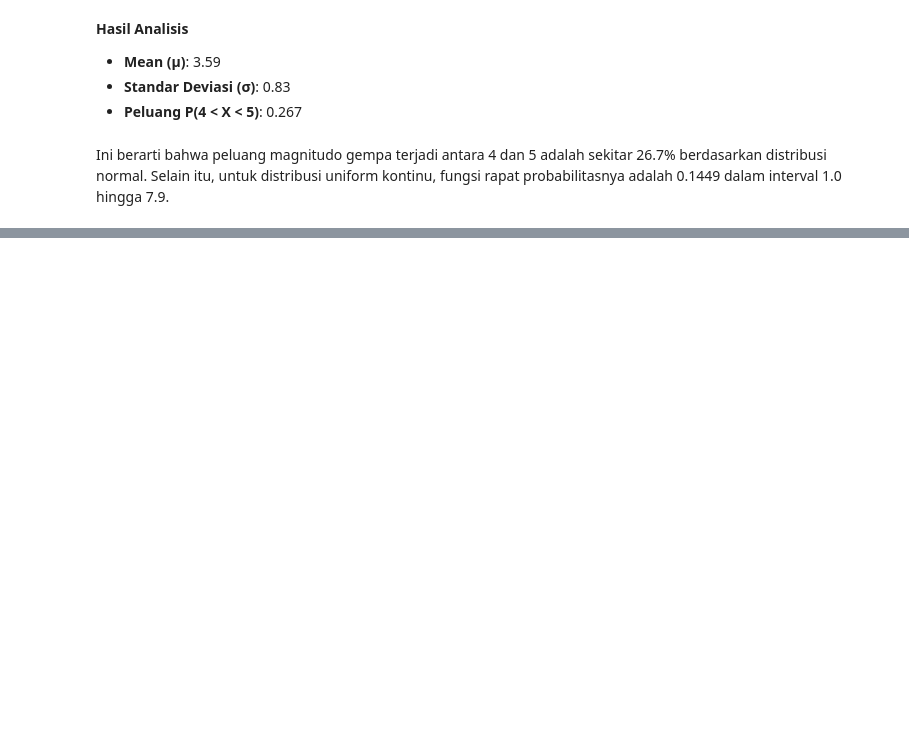
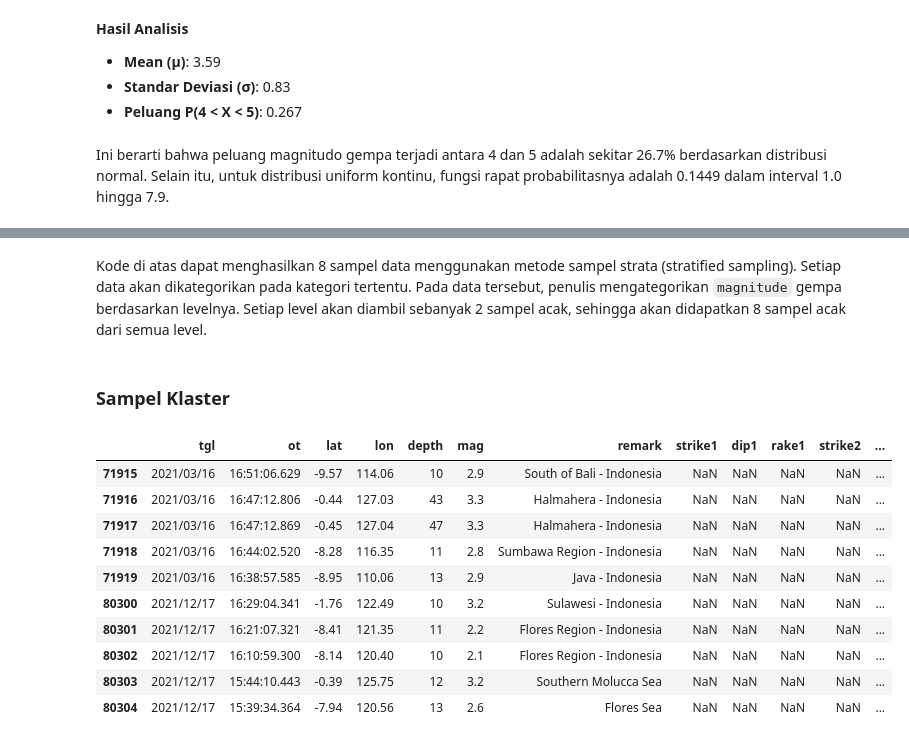
Before and after one commit to nathakusuma/stp-data-gempa, a Jupyter notebook: earthquakes_in_indonesia_2.ipynb, the cells around one changed output, grey strips where cells are left out. Saved outputs shown, nothing was run; the diff lists cells and outputs as text; code cells hidden in the pictures; blank space fills up the shorter version.

```diff
--- a/earthquakes_in_indonesia_2.ipynb
+++ b/earthquakes_in_indonesia_2.ipynb
@@ -185,0 +279,32 @@ Ini berarti bahwa peluang magnitudo gempa terjadi antara 4 dan 5 adalah sekitar
+# %% [markdown]
+Kode di atas dapat menghasilkan 8 sampel data menggunakan metode sampel strata (stratified sampling). Setiap data akan dikategorikan pada kategori tertentu. Pada data tersebut, penulis mengategorikan `magnitude` gempa berdasarkan levelnya. Setiap level akan diambil sebanyak 2 sampel acak, sehingga akan didapatkan 8 sampel acak dari semua level.
+# %% [markdown]
+### Sampel Klaster
+# %%
+df = pd.DataFrame(data)
+
+# Membuat kolom klaster (misalnya, setiap 10 baris menjadi satu klaster)
+df['cluster'] = df.index // 5
+
+# Menentukan jumlah klaster yang akan dipilih
+n_clusters_to_sample = 2
+
+# Memilih klaster secara acak
+sampled_clusters = df['cluster'].unique()
+sampled_clusters = np.random.choice(sampled_clusters, n_clusters_to_sample, replace=False)
+
+# Mengambil semua elemen dari klaster yang dipilih
+cluster_df = df[df['cluster'].isin(sampled_clusters)]
+cluster_df
+# %% [output]
+|  | tgl | ot | lat | lon | depth | mag | remark | strike1 | dip1 | rake1 | strike2 | ... |
+| 71915 | 2021/03/16 | 16:51:06.629 | -9.57 | 114.06 | 10 | 2.9 | South of Bali - Indonesia | NaN | NaN | NaN | NaN | ... |
+| 71916 | 2021/03/16 | 16:47:12.806 | -0.44 | 127.03 | 43 | 3.3 | Halmahera - Indonesia | NaN | NaN | NaN | NaN | ... |
+| 71917 | 2021/03/16 | 16:47:12.869 | -0.45 | 127.04 | 47 | 3.3 | Halmahera - Indonesia | NaN | NaN | NaN | NaN | ... |
+| 71918 | 2021/03/16 | 16:44:02.520 | -8.28 | 116.35 | 11 | 2.8 | Sumbawa Region - Indonesia | NaN | NaN | NaN | NaN | ... |
+| 71919 | 2021/03/16 | 16:38:57.585 | -8.95 | 110.06 | 13 | 2.9 | Java - Indonesia | NaN | NaN | NaN | NaN | ... |
+| 80300 | 2021/12/17 | 16:29:04.341 | -1.76 | 122.49 | 10 | 3.2 | Sulawesi - Indonesia | NaN | NaN | NaN | NaN | ... |
+| 80301 | 2021/12/17 | 16:21:07.321 | -8.41 | 121.35 | 11 | 2.2 | Flores Region - Indonesia | NaN | NaN | NaN | NaN | ... |
+| 80302 | 2021/12/17 | 16:10:59.300 | -8.14 | 120.40 | 10 | 2.1 | Flores Region - Indonesia | NaN | NaN | NaN | NaN | ... |
+| 80303 | 2021/12/17 | 15:44:10.443 | -0.39 | 125.75 | 12 | 3.2 | Southern Molucca Sea | NaN | NaN | NaN | NaN | ... |
+| 80304 | 2021/12/17 | 15:39:34.364 | -7.94 | 120.56 | 13 | 2.6 | Flores Sea | NaN | NaN | NaN | NaN | ... |
```
Also changed, not shown: parts of 23 cells of this notebook.
